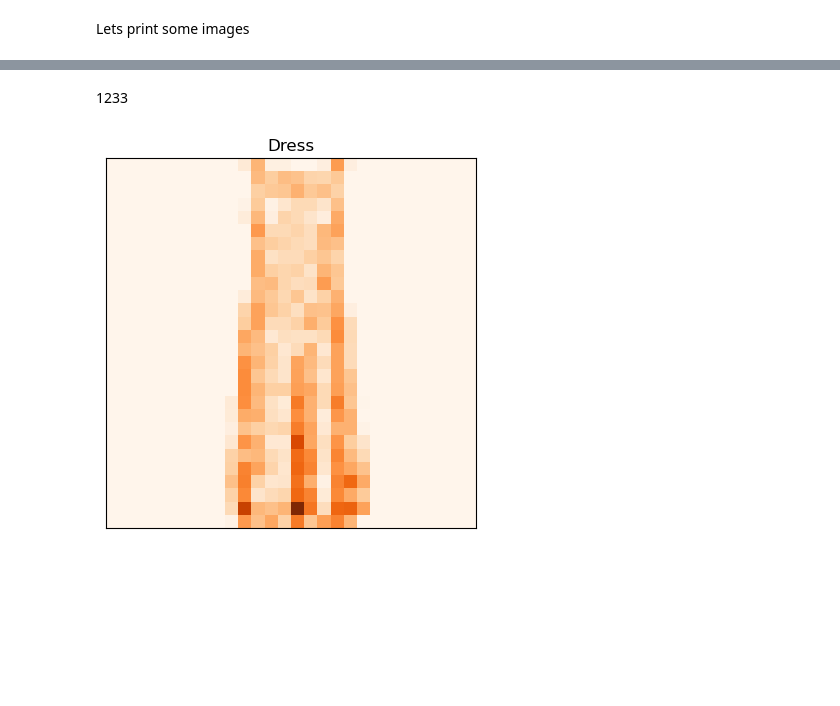
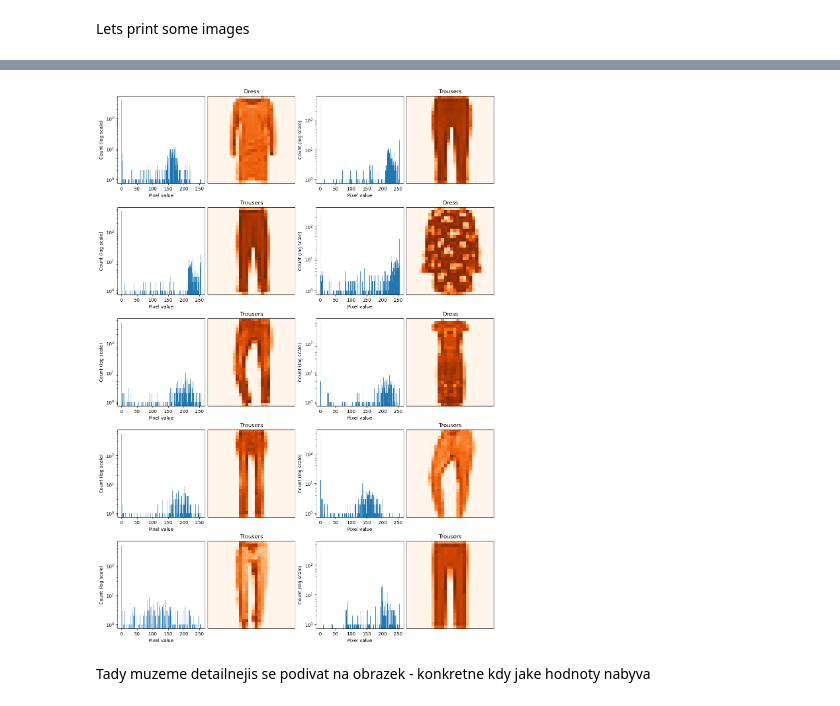
Before and after one commit to nickobard/Machine-Learning-II, a Jupyter notebook: 01/homework_01_B232.ipynb, the cells around one changed output, grey strips where cells are left out. Saved outputs shown, nothing was run; the diff lists cells and outputs as text; code cells hidden in the pictures; blank space fills up the shorter version.

Commit message:
hw01: draw histograms for data analysis

```diff
--- a/01/homework_01_B232.ipynb
+++ b/01/homework_01_B232.ipynb
@@ -81,11 +82,3 @@ display(selected_columns)
 | 4 | 1 | 0 | 0 | 10 | 0 | 0 |
 # %% [markdown]
 Lets print some images
-# %%
-def split_data(data):
-    labels = data['label']
-    images = data.drop('label', axis=1)
-    return labels, images
-
-
-df_labels, df_images = split_data(df_data)
@@ -92,30 +104,24 @@ df_labels, df_images = split_data(df_data)
 # %%
-def print_image(image, label):
-    image = image.to_numpy().reshape((28,28))
-
-    fig, ax = plt.subplots()
-    ax.imshow(image, cmap="Oranges", interpolation="nearest")
-    ax.set_xticks([])
-    ax.set_yticks([])
-    ax.set_title("Trousers" if label == 0 else "Dress")
-
-
-def print_images(images, y, shape, scale=1, rd_seed=None):
-    max_images = shape[0] * shape[1]
+def draw_images(images, y, shape, scale=1, rd_seed=None):
+    max_images = 2 * shape[0] * shape[1]
     images_sample = images.sample(n=max_images, random_state=rd_seed)
     labels_sample = y[images_sample.index]
 
     labels = labels_sample.to_numpy()
     images = images_sample.to_numpy()
 
-    fig = plt.figure(figsize=(scale * shape[1], scale * shape[0]), constrained_layout=True)
+    fig = plt.figure(figsize=(scale * 2 * shape[1], scale * 2 * shape[0]), constrained_layout=True)
     i = 0
     while i < max_images and i < images.shape[0]:
-        ax = fig.add_subplot(shape[0], shape[1], i + 1, xticks=[], yticks=[])
+        ax_hist = fig.add_subplot(2 * shape[0], 2 * shape[1], i + 1)
+        ax_hist.hist(images[i], bins=256)
+        ax_hist.set_yscale('log')
+        ax_hist.set_ylabel("Count (log scale)")
+        ax_hist.set_xlabel("Pixel value")
+
+        ax_image = fig.add_subplot(2 * shape[0], 2 * shape[1], i + 2, xticks=[], yticks=[])
         image = images[i].reshape((28, 28))
-        ax.imshow(image, cmap="Oranges", interpolation="nearest")
-        ax.set_title("Trousers" if labels[i] == 0 else "Dress")
-        i += 1
+        ax_image.imshow(image, cmap="Oranges", interpolation="nearest")
+        ax_image.set_title("Trousers" if labels[i] == 0 else "Dress")
 
-
-print_images(images=df_images, y=df_labels, scale=2, shape=(5, 5), rd_seed=random_seed)
+        i += 2
@@ -124,6 +128,6 @@ print_images(images=df_images, y=df_labels, scale=2, shape=(5, 5), rd_seed=rando
-# %% [markdown]
-1233
-# %%
-print_image(df_images.iloc[1223], df_labels.iloc[1233])
-# %% [output]
-[figure, removed]
+# %%
+draw_images(images=X_train, y=y_train, scale=3, shape=(5, 2), rd_seed=random_seed)
+# %% [output]
+[figure, added]
+# %% [markdown]
+Tady muzeme detailnejis se podivat na obrazek - konkretne kdy jake hodnoty nabyva
```
Also changed, not shown: parts of 7 cells of this notebook.
